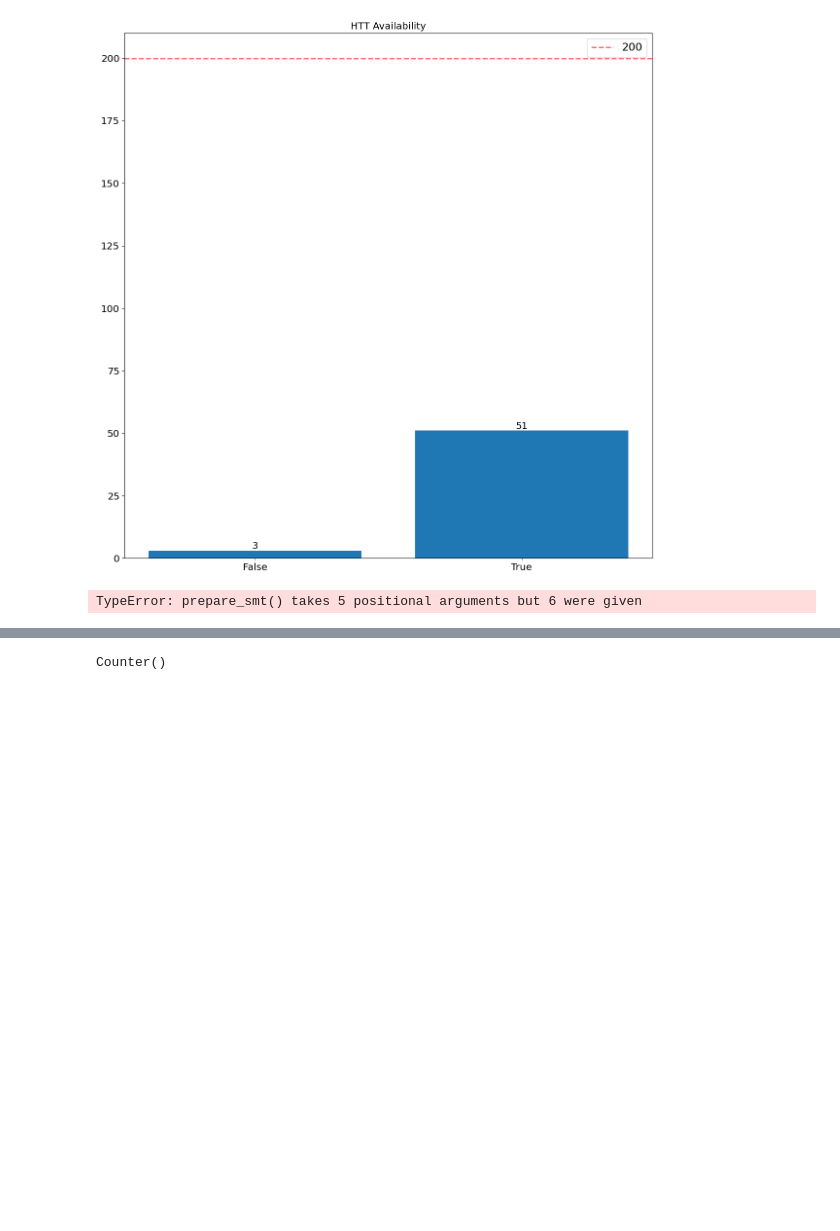
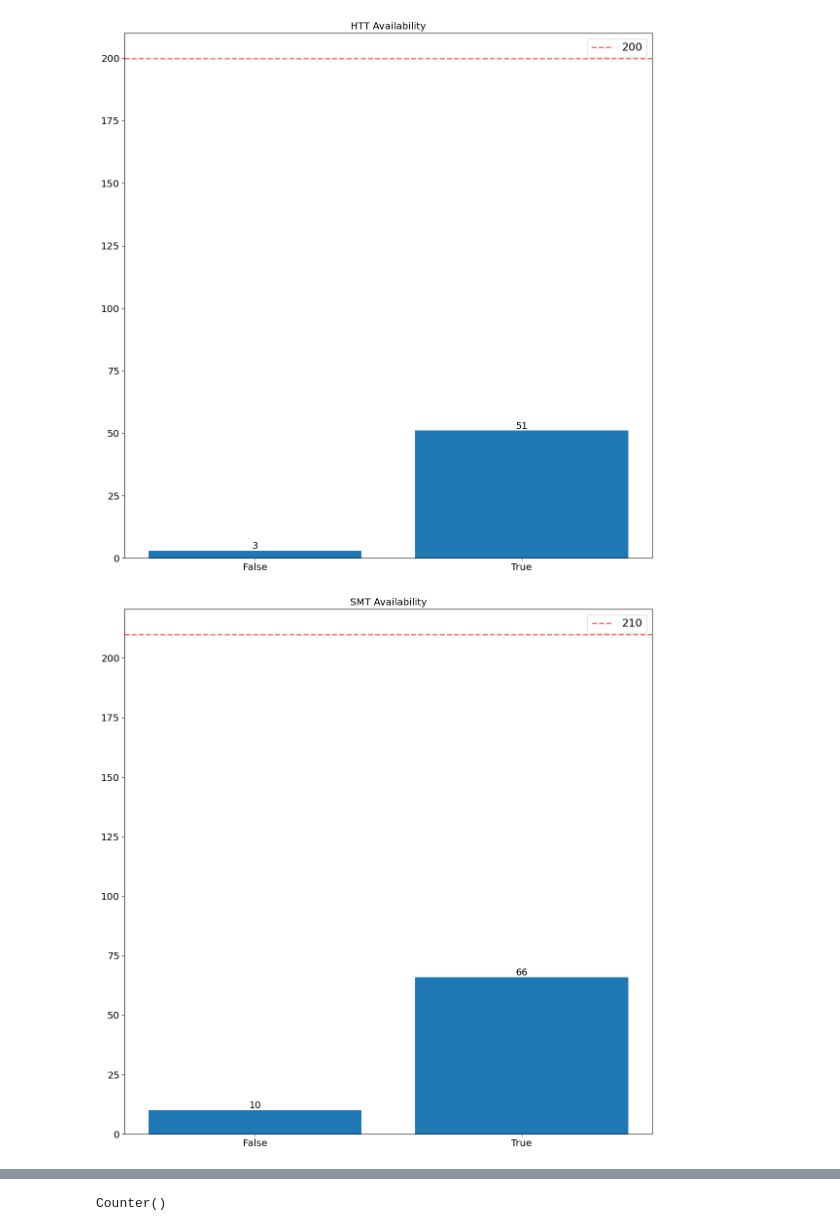
Before and after one commit to kponichtera/browser-cpu-fingerprinting-rs, a Jupyter notebook: classification/dataset_visualization.ipynb, the cells around one changed output, grey strips where cells are left out. Cells and saved outputs as stored; diff of their text form; code cells hidden in the pictures; blank space fills up the shorter version.

```diff
--- a/classification/dataset_visualization.ipynb
+++ b/classification/dataset_visualization.ipynb
@@ -135,23 +135,23 @@ plt.show()
 # %% [output]
 [figure]
 # %%
-X_smt, y_smt = prepare_smt(balance, db_models, cores, csv_dict['name'], csv_dict['rname'], csv_dict['smt'])
+X_smt, y_smt = prepare_smt(balance, db_models, csv_dict['name'], csv_dict['rname'], csv_dict['smt'])
 threshold = 210
 
 counter = collections.Counter(y_smt)
 items = sorted(list(counter.items()), key=lambda tup: tup[0])
 items = [list(t) for t in zip(*items)]
 fig, ax = plt.subplots(figsize=(14, 14))
 ax.bar(list(map(lambda x: str(x), items[0])), list(map(lambda x: min(x, threshold), items[1])))
 ax.bar(list(map(lambda x: str(x), items[0])), list(map(lambda x: max(0, x - threshold), items[1])), bottom=list(map(lambda x: min(x, threshold), items[1])), color='gray')
 # ax.bar(list(map(lambda x: str(x), items[0])), items[1], color=['C0', 'C0', 'C0', 'C0', 'gray', 'C0'])
 plt.axhline(y=threshold, color='r', linestyle='--', linewidth=2, alpha=0.6, label=str(threshold))
 ax.bar_label(ax.containers[1], items[1], fontsize=14)
 ax.set_title('SMT Availability')
 plt.legend(fontsize=16)
 plt.show()
 # %% [output]
-TypeError: prepare_smt() takes 5 positional arguments but 6 were given
+[figure, added]
 # %%
 X_boosttech, y_boosttech = prepare_boosttech(balance, db_models, singleperf_benchmarks, csv_dict['name'], csv_dict['rname'], csv_dict['base'], csv_dict['boost'])
 threshold = 65
```
Also changed, not shown: parts of 7 cells of this notebook.
